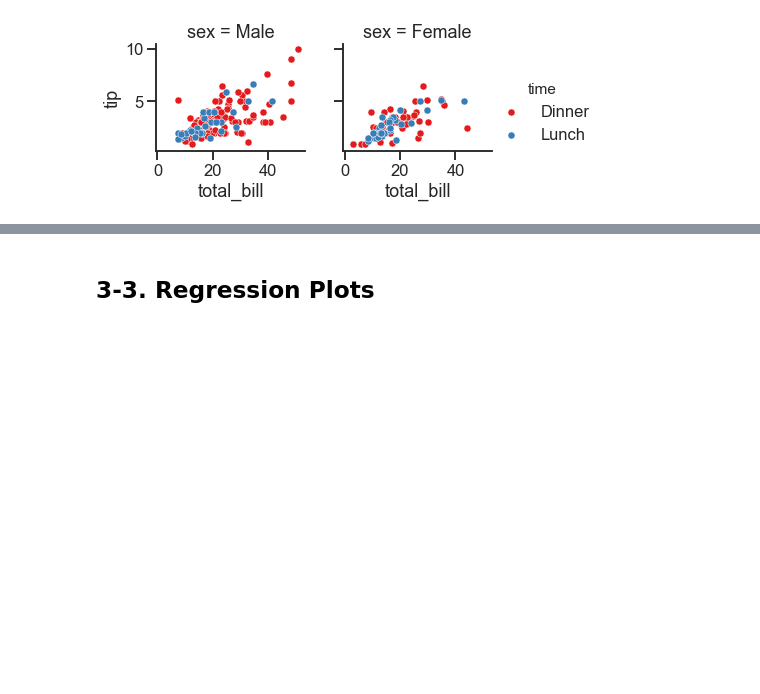
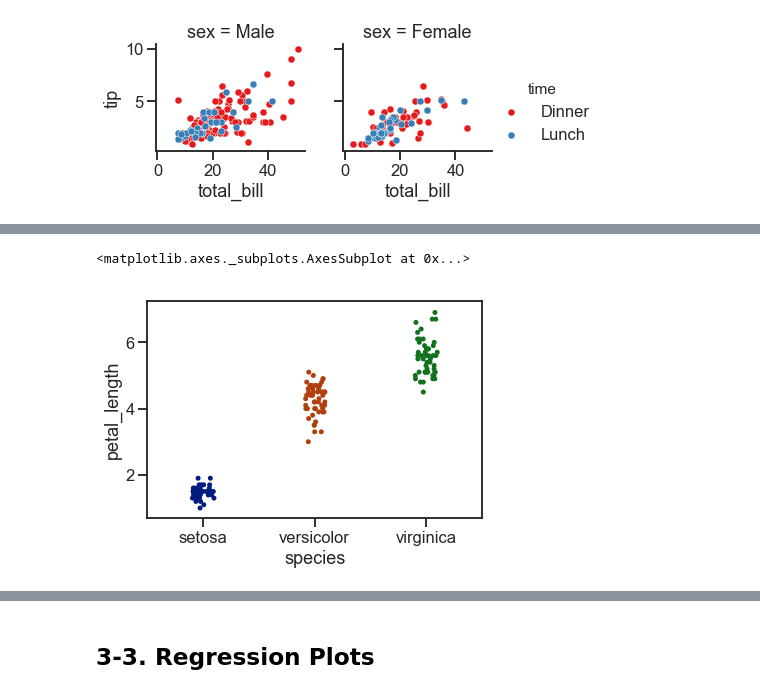
Before and after one commit to JoonSeongPark/Python_Visualization, a Jupyter notebook: Seaborn_basic/Seaborn.ipynb, the cells around one changed output, grey strips where cells are left out. Drawn from its saved outputs; the diff is of its cells as text; code cells hidden in the pictures; blank space fills up the shorter version.

Commit message:
categorical plot add

```diff
--- a/Seaborn_basic/Seaborn.ipynb
+++ b/Seaborn_basic/Seaborn.ipynb
@@ -315,0 +335,5 @@ g = (g.map(plt.scatter, "total_bill", "tip", **kws).add_legend())
+# %%
+sns.stripplot(data=iris, x="species", y="petal_length")
+# %% [output]
+<matplotlib.axes._subplots.AxesSubplot at 0x...>
+[figure, added]
```
Also changed, not shown: parts of 30 cells of this notebook.
